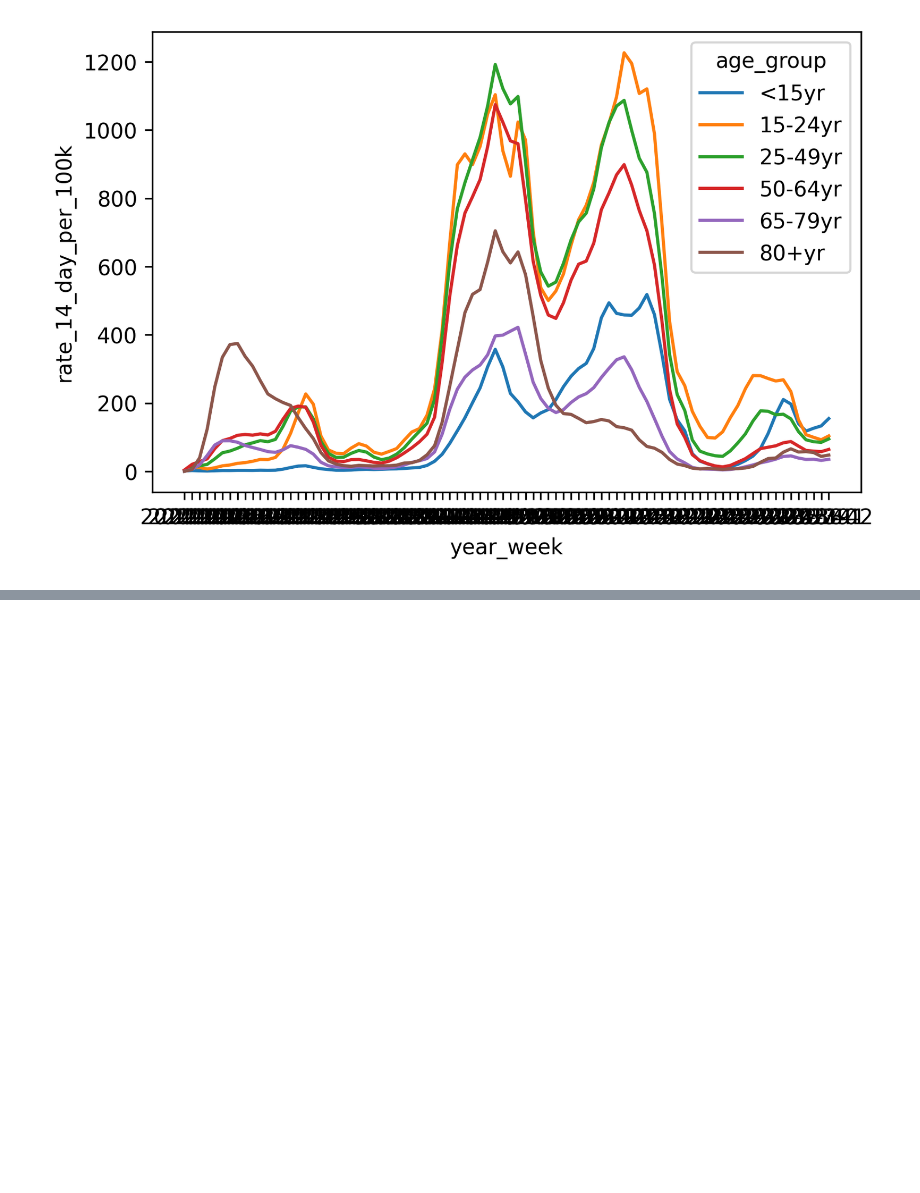
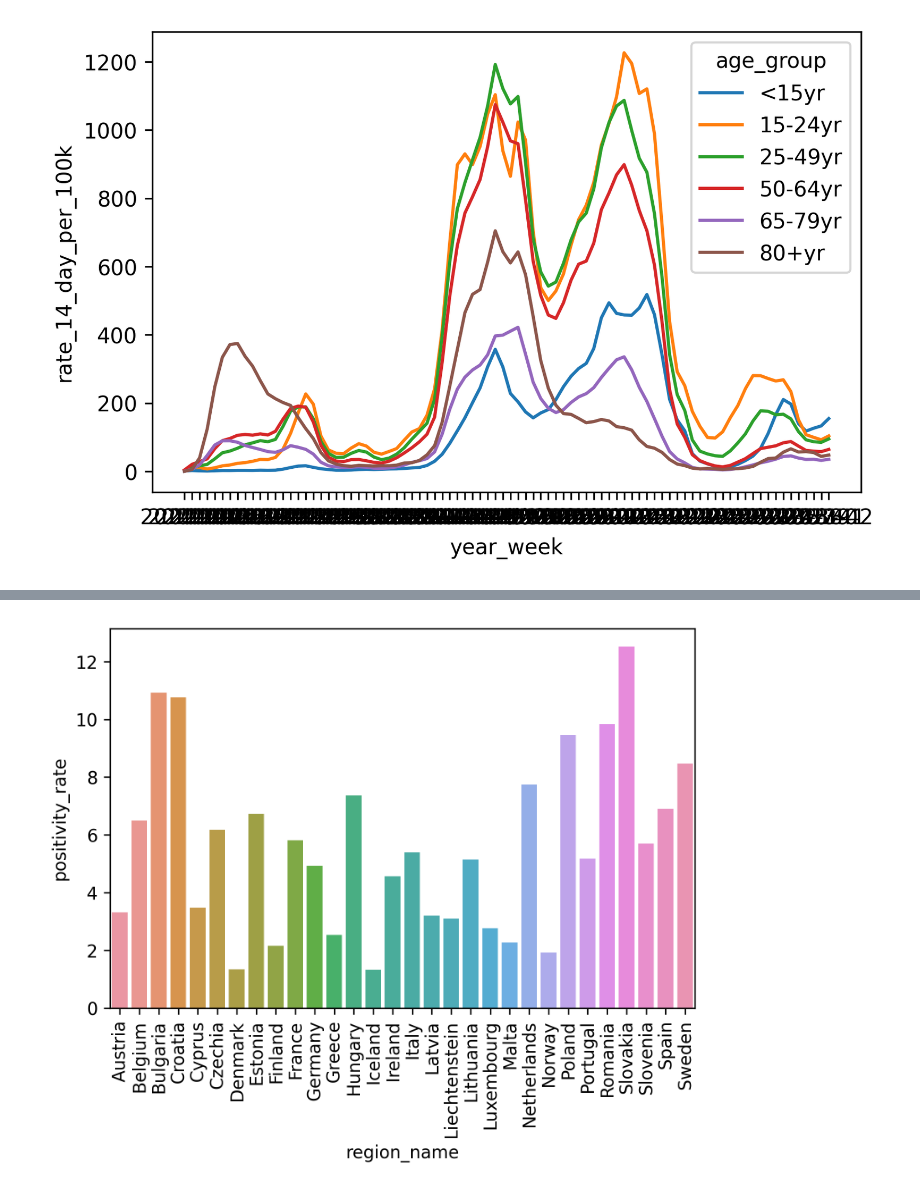
Before and after one commit to Anna-MariaSjolund/Data-Handling-Anna-MariaSjolund, a Jupyter notebook: Labs/Covid-Lab/covid_lab.ipynb, the cells around one changed output, grey strips where cells are left out. Saved outputs shown, nothing was run; the diff lists cells and outputs as text; code cells hidden in the pictures; blank space fills up the shorter version.

```diff
--- a/Labs/Covid-Lab/covid_lab.ipynb
+++ b/Labs/Covid-Lab/covid_lab.ipynb
@@ -801,0 +805,3 @@ plot = sns.lineplot(data=cases_age_swe_no_NaN, x="year_week", y="rate_14_day_per
+# %%
+testing_rate = pd.read_excel("data/testing_for_covid-19.xlsx")
+testing_rate
@@ -801,0 +844,3 @@ plot = sns.lineplot(data=cases_age_swe_no_NaN, x="year_week", y="rate_14_day_per
+# %%
+testing_rate = testing_rate[testing_rate["level"] == "national"]
+testing_rate.info() #Removed all of the subnational data, still 8 missing values for the positivity_rate
@@ -801,0 +883,3 @@ plot = sns.lineplot(data=cases_age_swe_no_NaN, x="year_week", y="rate_14_day_per
+# %%
+testing_rate_NaN_removed = testing_rate.dropna(subset=["positivity_rate"]) #Drops all the NaN in the new_cases column, but NaN in the rate_14_day_per_100k are still there
+testing_rate_NaN_removed.isna().sum()
@@ -801,0 +922,3 @@ plot = sns.lineplot(data=cases_age_swe_no_NaN, x="year_week", y="rate_14_day_per
+# %%
+testing_rate_mean = pd.DataFrame(testing_rate_NaN_removed["positivity_rate"].groupby(testing_rate_NaN_removed["region_name"]).mean()).reset_index()
+testing_rate_mean
@@ -801,0 +943,8 @@ plot = sns.lineplot(data=cases_age_swe_no_NaN, x="year_week", y="rate_14_day_per
+# %%
+plt.figure(dpi=300)
+fig = sns.barplot(data=testing_rate_mean, x="region_name", y="positivity_rate")
+_ = fig.set_xticklabels(fig.get_xticklabels(), rotation=90)
+
+#Maybe add number of cases per 10000
+# %% [output]
+[figure, added]
```
Also changed, not shown: parts of 19 cells of this notebook, 10 other files.
